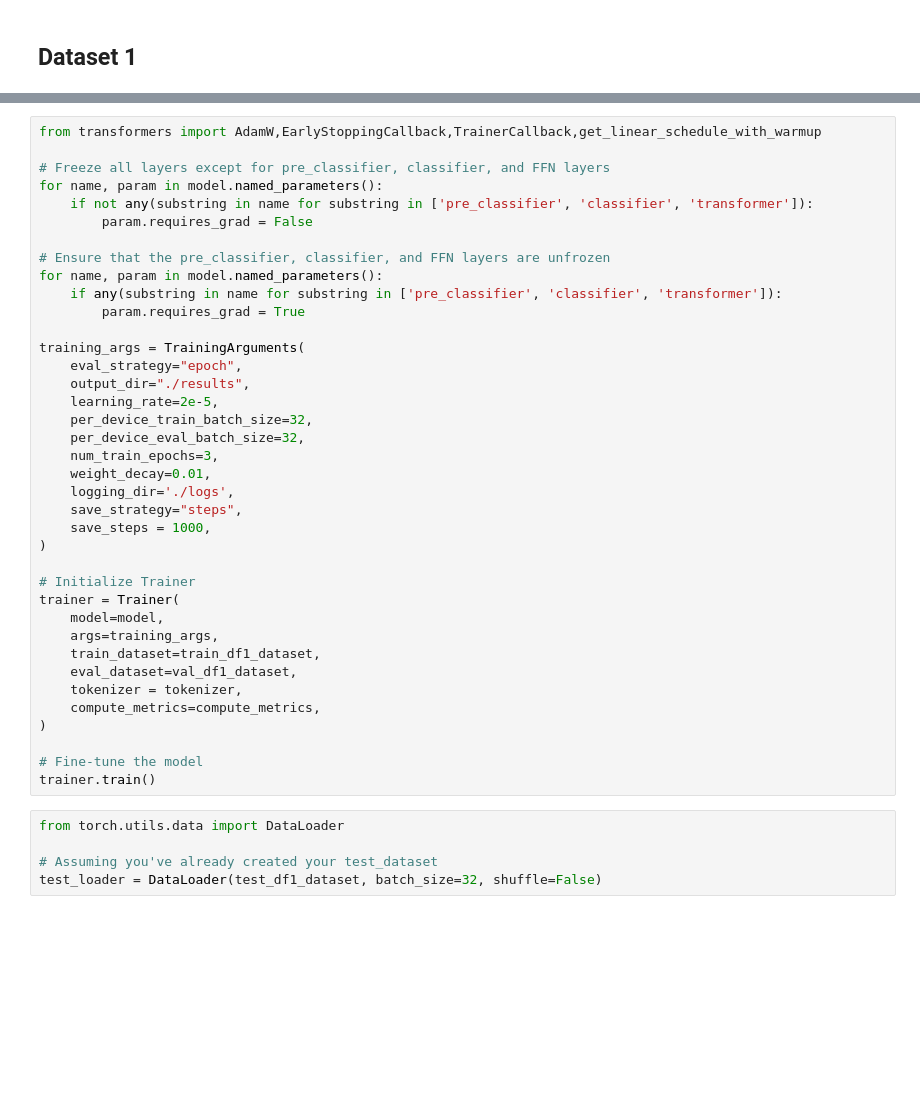
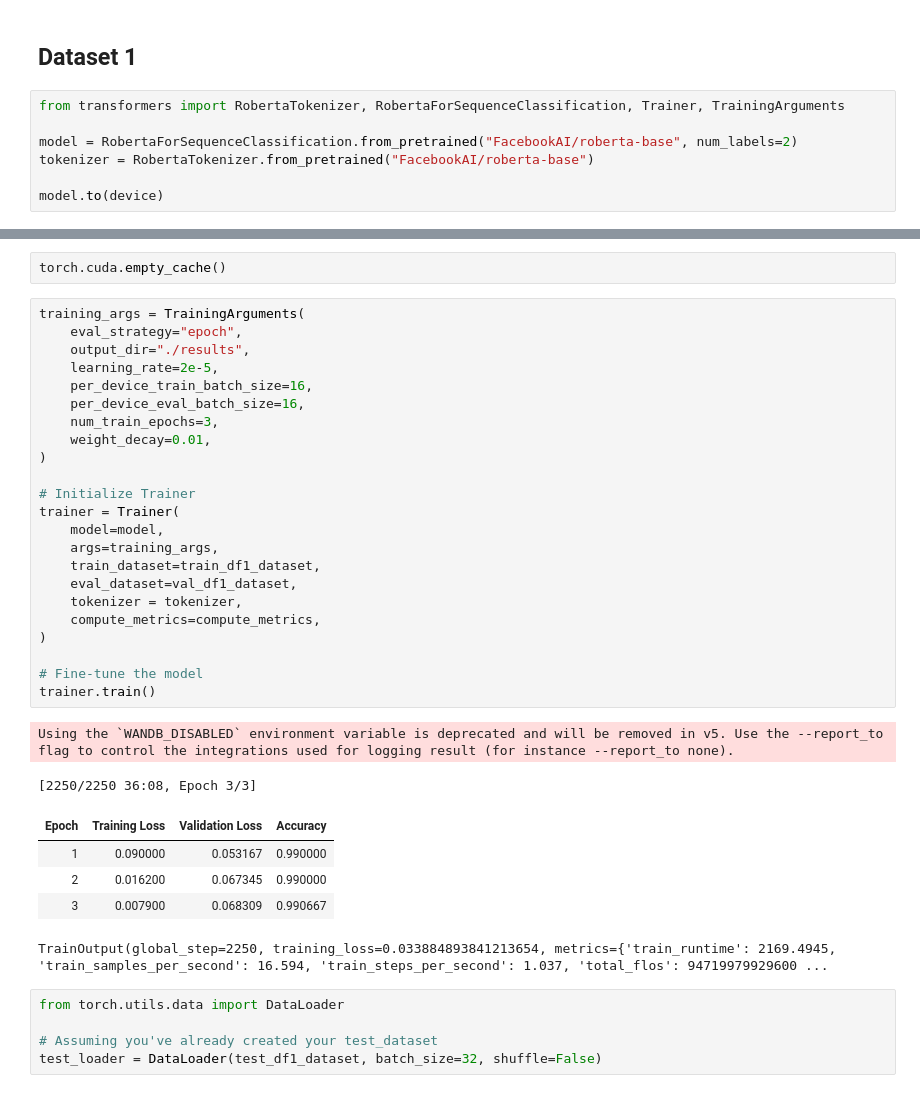
Before and after one commit to Sirapop12345/sp, a Jupyter notebook: notebook5ab12a55f4.ipynb, the cells around one changed output, grey strips where cells are left out. Drawn from its saved outputs; the diff is of its cells as text; blank space fills up the shorter version.

```diff
--- a/notebook5ab12a55f4.ipynb
+++ b/notebook5ab12a55f4.ipynb
@@ -1218,2 +1232,9 @@ plt.show()
 # %% [markdown]
 ## Dataset 1
+# %%
+from transformers import RobertaTokenizer, RobertaForSequenceClassification, Trainer, TrainingArguments
+
+model = RobertaForSequenceClassification.from_pretrained("FacebookAI/roberta-base", num_labels=2)
+tokenizer = RobertaTokenizer.from_pretrained("FacebookAI/roberta-base")
+
+model.to(device)
@@ -1220,41 +1261,36 @@ plt.show()
+# %%
+torch.cuda.empty_cache()
 # %%
-from transformers import AdamW,EarlyStoppingCallback,TrainerCallback,get_linear_schedule_with_warmup
-
-# Freeze all layers except for pre_classifier, classifier, and FFN layers
-for name, param in model.named_parameters():
-    if not any(substring in name for substring in ['pre_classifier', 'classifier', 'transformer']):
-        param.requires_grad = False
-
-# Ensure that the pre_classifier, classifier, and FFN layers are unfrozen
-for name, param in model.named_parameters():
-    if any(substring in name for substring in ['pre_classifier', 'classifier', 'transformer']):
-        param.requires_grad = True
-
 training_args = TrainingArguments(
     eval_strategy="epoch",
     output_dir="./results",
     learning_rate=2e-5,
-    per_device_train_batch_size=32,
-    per_device_eval_batch_size=32,
+    per_device_train_batch_size=16,
+    per_device_eval_batch_size=16,
     num_train_epochs=3,
     weight_decay=0.01,
-    logging_dir='./logs',
-    save_strategy="steps",
-    save_steps = 1000,
 )
 
 # Initialize Trainer
 trainer = Trainer(
     model=model,
     args=training_args,
     train_dataset=train_df1_dataset,
     eval_dataset=val_df1_dataset,
     tokenizer = tokenizer,
     compute_metrics=compute_metrics,
 )
 
 # Fine-tune the model
 trainer.train()
+# %% [output]
+Using the `WANDB_DISABLED` environment variable is deprecated and will be removed in v5. Use the --report_to flag to control the integrations used for logging result (for instance --report_to none).
+[2250/2250 36:08, Epoch 3/3]
+| Epoch | Training Loss | Validation Loss | Accuracy |
+| 1 | 0.090000 | 0.053167 | 0.990000 |
+| 2 | 0.016200 | 0.067345 | 0.990000 |
+| 3 | 0.007900 | 0.068309 | 0.990667 |
+TrainOutput(global_step=2250, training_loss=0.033884893841213654, metrics={'train_runtime': 2169.4945, 'train_samples_per_second': 16.594, 'train_steps_per_second': 1.037, 'total_flos': 94719979929600 ...
 # %%
 from torch.utils.data import DataLoader
 
```
Also changed, not shown: parts of 12 cells of this notebook.
